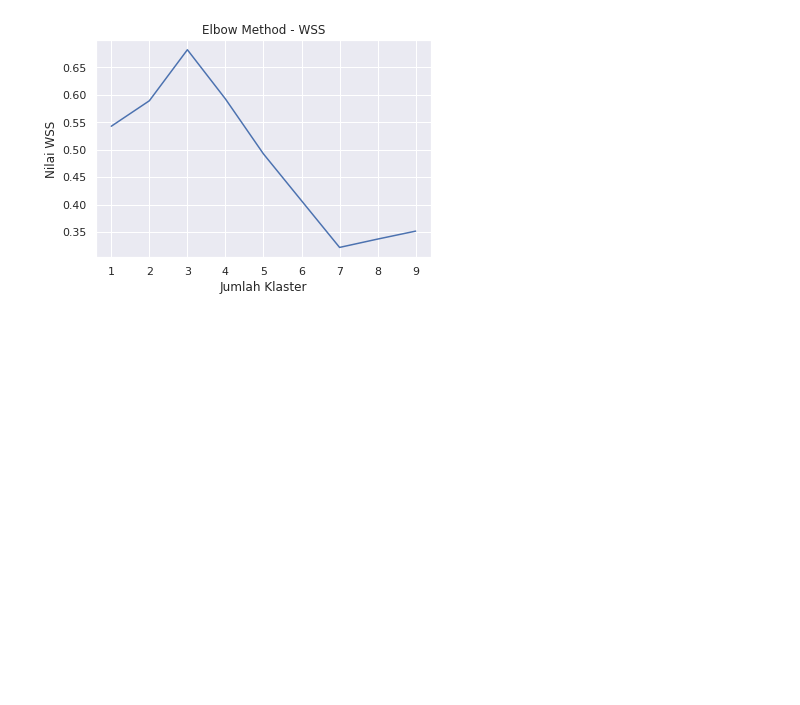
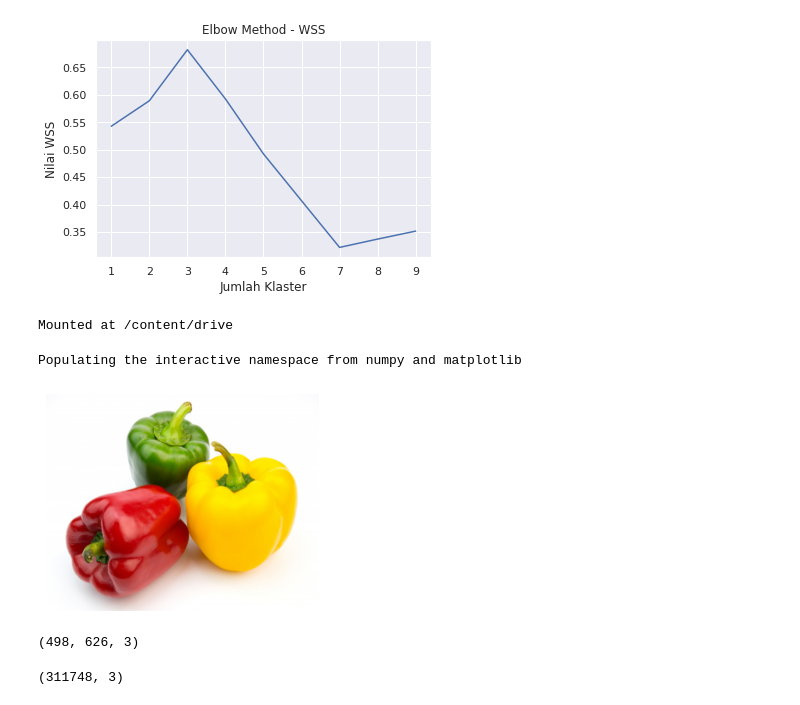
Before and after one commit to hhidayatinc/Machine_Learning, a Jupyter notebook: js12_kmeans.ipynb, the cells around one changed output. Drawn from its saved outputs; the diff is of its cells as text; code cells hidden in the pictures; blank space fills up the shorter version.

```diff
--- a/js12_kmeans.ipynb
+++ b/js12_kmeans.ipynb
@@ -177,3 +177,30 @@ plt.ylabel('Nilai WSS')
 plt.show()
 # %% [output]
 [figure]
+# %%
+from google.colab import drive
+
+#accessing my google drive
+drive.mount('/content/drive')
+# %% [output]
+Mounted at /content/drive
+# %%
+%pylab inline
+import matplotlib.pyplot as plt
+import matplotlib.image as mpimg
+img = mpimg.imread('/content/drive/MyDrive/PCVK_MM/Images/peppers.jpg')
+ax = plt.axes(xticks=[], yticks=[])
+ax.imshow(img);
+# %% [output]
+Populating the interactive namespace from numpy and matplotlib
+[figure, added]
+# %%
+img.shape
+# %% [output]
+(498, 626, 3)
+# %%
+gambar = img / 255.0
+gambar = gambar.reshape(498 * 626, 3)
+gambar.shape
+# %% [output]
+(311748, 3)
```
Also changed, not shown: parts of 7 cells of this notebook.
